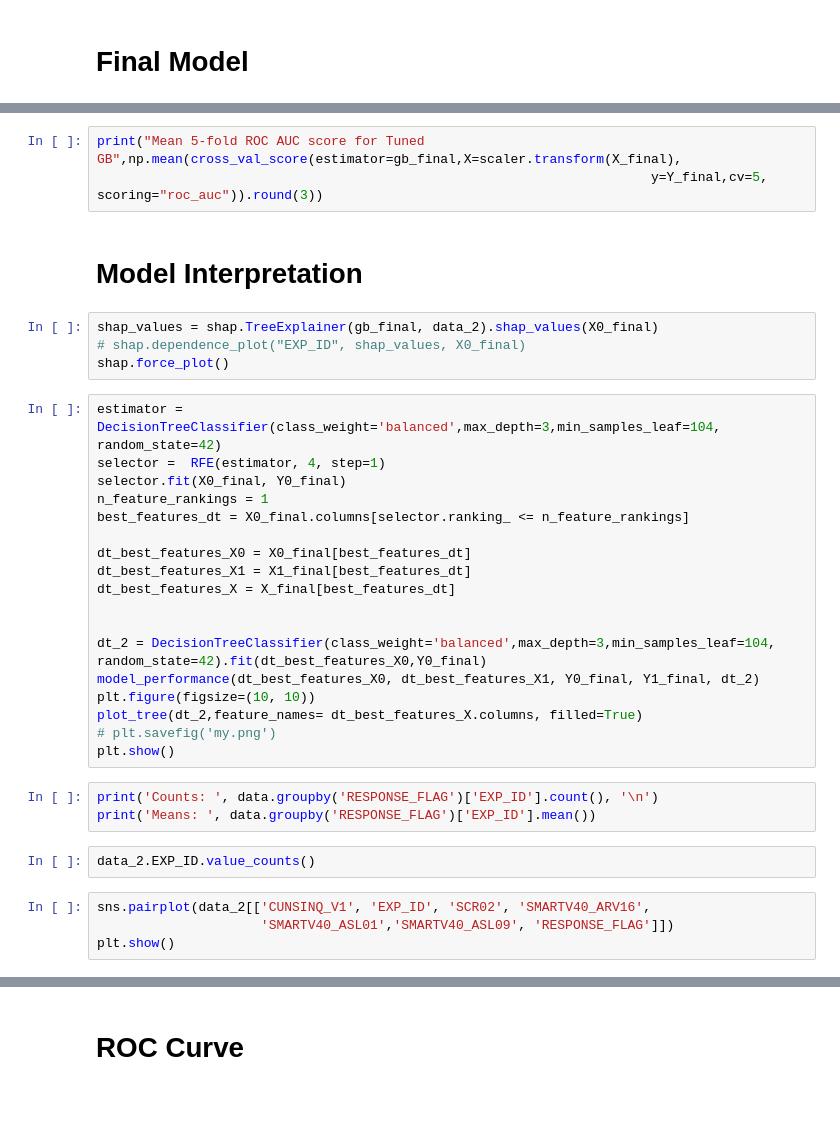
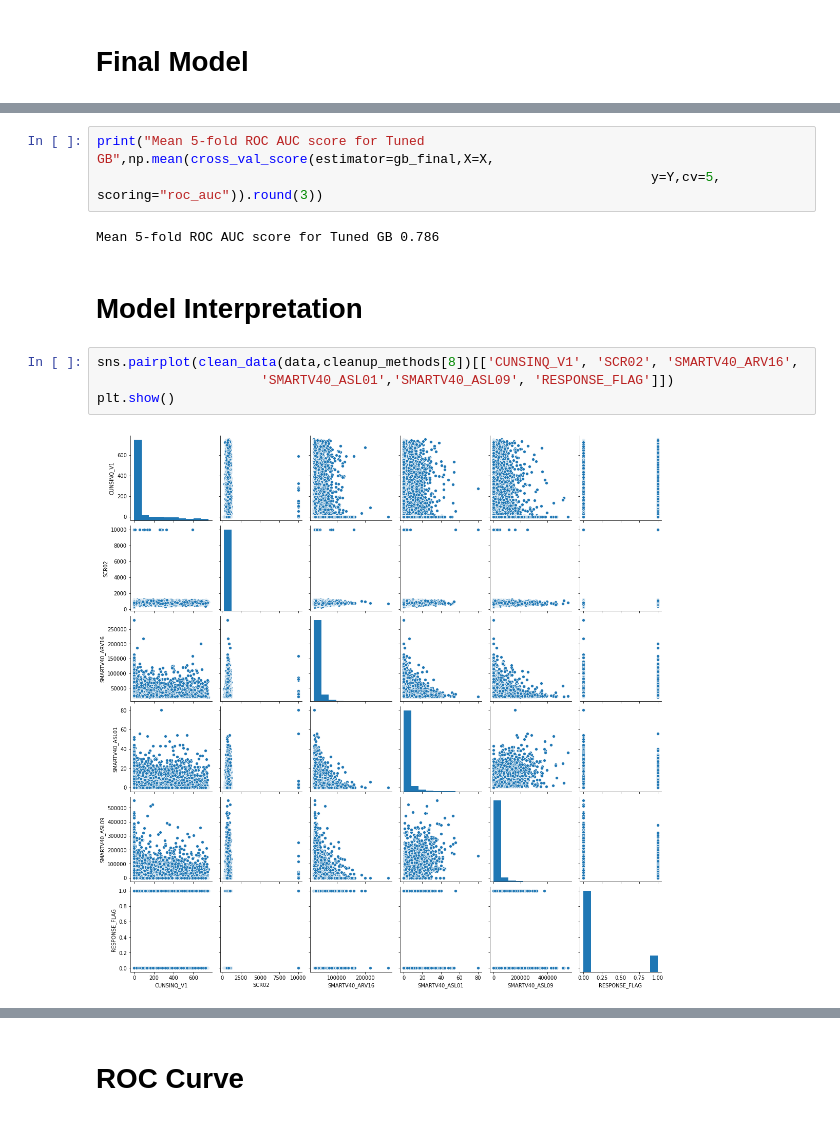
Before and after one commit to vlad-yeghiazaryan/BA_Group_Project_Sample_Data_Analysis, a Jupyter notebook: Group_Project_Sample_Data_Analysis.ipynb, the cells around one changed output, grey strips where cells are left out. Saved outputs shown, nothing was run; the diff lists cells and outputs as text.

```diff
--- a/Group_Project_Sample_Data_Analysis.ipynb
+++ b/Group_Project_Sample_Data_Analysis.ipynb
@@ -971,37 +1099,14 @@ model_performance(scaler.transform(X0_final),scaler.transform(X1_final),Y0_final
 # %%
-print("Mean 5-fold ROC AUC score for Tuned GB",np.mean(cross_val_score(estimator=gb_final,X=scaler.transform(X_final),
-                                                                       y=Y_final,cv=5, scoring="roc_auc")).round(3))
+print("Mean 5-fold ROC AUC score for Tuned GB",np.mean(cross_val_score(estimator=gb_final,X=X,
+                                                                       y=Y,cv=5, scoring="roc_auc")).round(3))
+# %% [output]
+Mean 5-fold ROC AUC score for Tuned GB 0.786
 # %% [markdown]
 # **Model Interpretation**
-# %%
-shap_values = shap.TreeExplainer(gb_final, data_2).shap_values(X0_final)
-# shap.dependence_plot("EXP_ID", shap_values, X0_final)
-shap.force_plot()
-# %%
-estimator = DecisionTreeClassifier(class_weight='balanced',max_depth=3,min_samples_leaf=104, random_state=42)
-selector =  RFE(estimator, 4, step=1)
-selector.fit(X0_final, Y0_final)
-n_feature_rankings = 1
-best_features_dt = X0_final.columns[selector.ranking_ <= n_feature_rankings]
-
-dt_best_features_X0 = X0_final[best_features_dt]
-dt_best_features_X1 = X1_final[best_features_dt]
-dt_best_features_X = X_final[best_features_dt]
-
-
-dt_2 = DecisionTreeClassifier(class_weight='balanced',max_depth=3,min_samples_leaf=104, random_state=42).fit(dt_best_features_X0,Y0_final)
-model_performance(dt_best_features_X0, dt_best_features_X1, Y0_final, Y1_final, dt_2)
-plt.figure(figsize=(10, 10))
-plot_tree(dt_2,feature_names= dt_best_features_X.columns, filled=True)
-# plt.savefig('my.png')
-plt.show()
-# %%
-print('Counts: ', data.groupby('RESPONSE_FLAG')['EXP_ID'].count(), '\n')
-print('Means: ', data.groupby('RESPONSE_FLAG')['EXP_ID'].mean())
-# %%
-data_2.EXP_ID.value_counts()
 # %%
-sns.pairplot(data_2[['CUNSINQ_V1', 'EXP_ID', 'SCR02', 'SMARTV40_ARV16',
+sns.pairplot(clean_data(data,cleanup_methods[8])[['CUNSINQ_V1', 'SCR02', 'SMARTV40_ARV16',
                      'SMARTV40_ASL01','SMARTV40_ASL09', 'RESPONSE_FLAG']])
 plt.show()
+# %% [output]
+[figure, added]
 # %%
```
Also changed, not shown: parts of 27 cells of this notebook.
